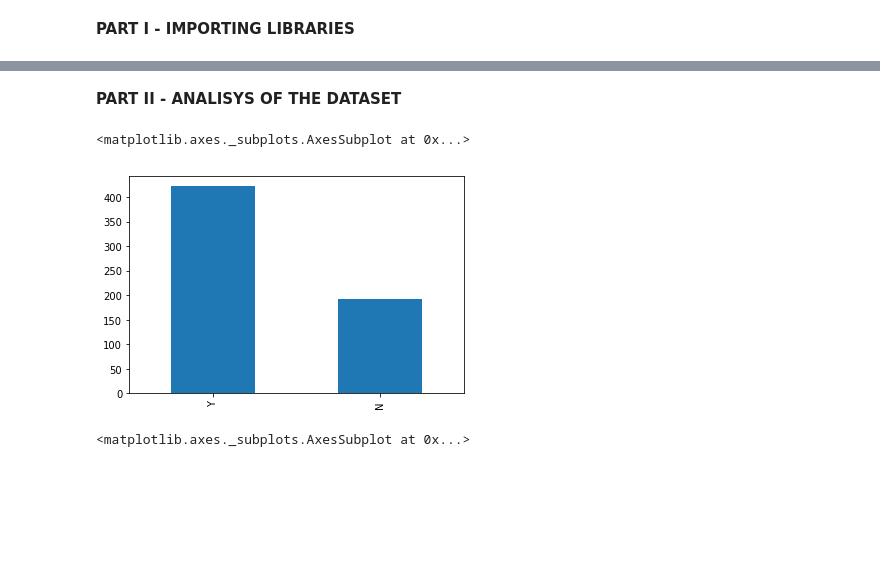
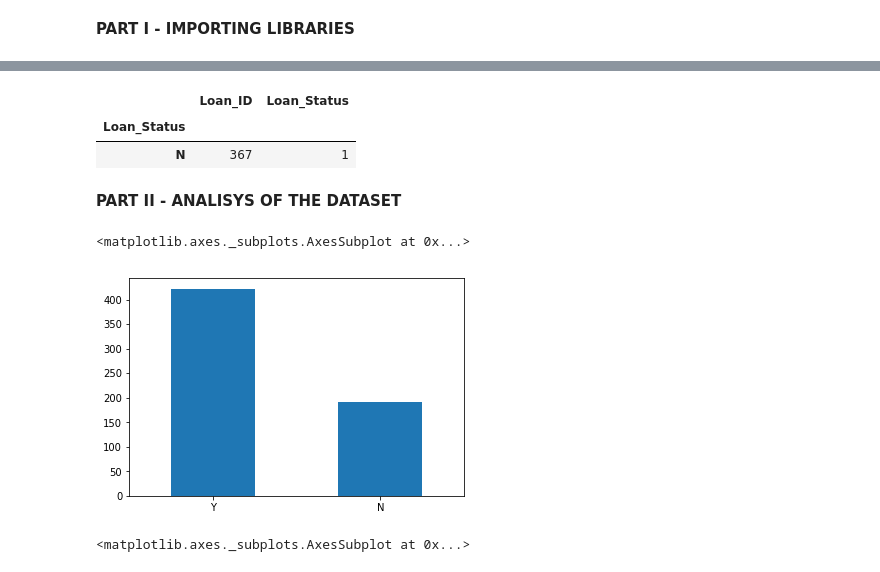
Before and after one commit to mamirandamorante/loanprediction, a Jupyter notebook: Loan Prediction Problem.ipynb, the cells around one changed output, grey strips where cells are left out. Cells and saved outputs as stored; diff of their text form; code cells hidden in the pictures; blank space fills up the shorter version.

```diff
--- a/Loan Prediction Problem.ipynb
+++ b/Loan Prediction Problem.ipynb
@@ -31,3 +39,15 @@ df_test = pd.read_csv(body)
+# %%
+#Load the submision sample dataset.
+body = client_1ab4ddc12160403791701f78e1cc1ff5.get_object(Bucket='loanprediction-donotdelete-pr-cnzzsirjewdxp8',Key='sample_submission_49d68Cx.csv')['Body']
+# add missing __iter__ method, so pandas accepts body as file-like object
+if not hasattr(body, "__iter__"): body.__iter__ = types.MethodType( __iter__, body )
+df_ss = pd.read_csv(body)
+df_ss.head()
+df_ss.groupby('Loan_Status').nunique()
+# %% [output]
+|  | Loan_ID | Loan_Status |
+| Loan_Status |  |  |
+| N | 367 | 1 |
 # %% [markdown]
 <b>PART II - ANALISYS OF THE DATASET</b>
 # %%
@@ -45,21 +65,21 @@ df_train['LoanAmount'].fillna(df_train['LoanAmount'].median(), inplace=True)
 # %%
 #Dataset Analysis. Train
 df_train.dtypes
 df_train.shape #(614,13)
 
 #Dataset Analysis. Test
 df_test.dtypes
 df_test.shape #(367,12)
 
 #Univariate Analysis. For categorical features I use frequency table or bar plots which will calculate the number of each category in a particular variable.
 #For numerical features, I use probability density plots to look at the distribution of the variable.
 #Target Value
 df_train['Loan_Status'].value_counts(normalize=True)
 #Plot Bar
-df_train['Loan_Status'].value_counts().plot.bar() #Around 69% (422 out of 614) of the loans are granted
+df_train['Loan_Status'].value_counts().plot.bar(rot=0) #Around 69% (422 out of 614) of the loans are granted
 # %% [output]
 <matplotlib.axes._subplots.AxesSubplot at 0x...>
-[figure, old version]
+[figure, new version]
 # %%
 #Univariate Analysis of Categorical Independent Values: Gender, Married, Self_Employed
 fig, axarr = plt.subplots(2, 2, figsize=(14, 8))
```
Also changed, not shown: parts of 12 cells of this notebook.
